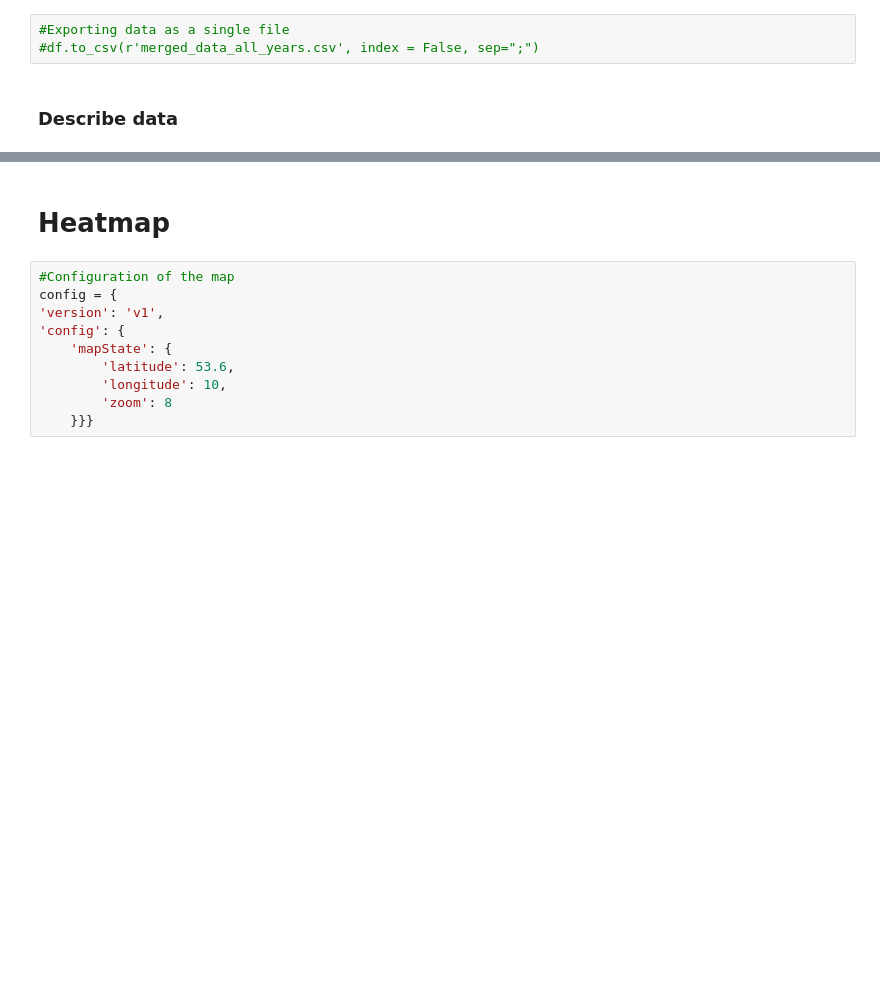
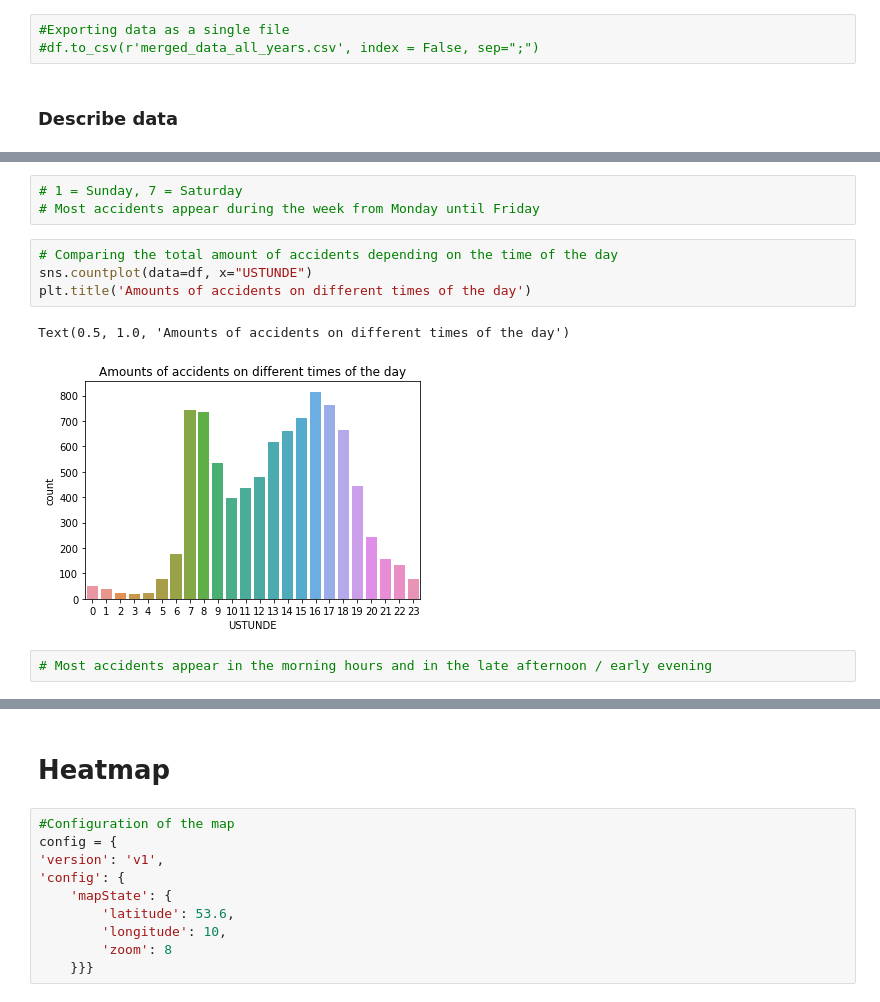
Before and after one commit to NicSch1992/TechLabsHH, a Jupyter notebook: Abgabe.ipynb, the cells around one changed output, grey strips where cells are left out. Drawn from its saved outputs; the diff is of its cells as text; blank space fills up the shorter version.

```diff
--- a/Abgabe.ipynb
+++ b/Abgabe.ipynb
@@ -245,0 +279,12 @@ sns.countplot(data=df, x="UMONAT")
+# %%
+# 1 = Sunday, 7 = Saturday
+# Most accidents appear during the week from Monday until Friday
+# %%
+# Comparing the total amount of accidents depending on the time of the day
+sns.countplot(data=df, x="USTUNDE")
+plt.title('Amounts of accidents on different times of the day')
+# %% [output]
+Text(0.5, 1.0, 'Amounts of accidents on different times of the day')
+[figure, added]
+# %%
+# Most accidents appear in the morning hours and in the late afternoon / early evening
```
Also changed, not shown: parts of 27 cells of this notebook.
